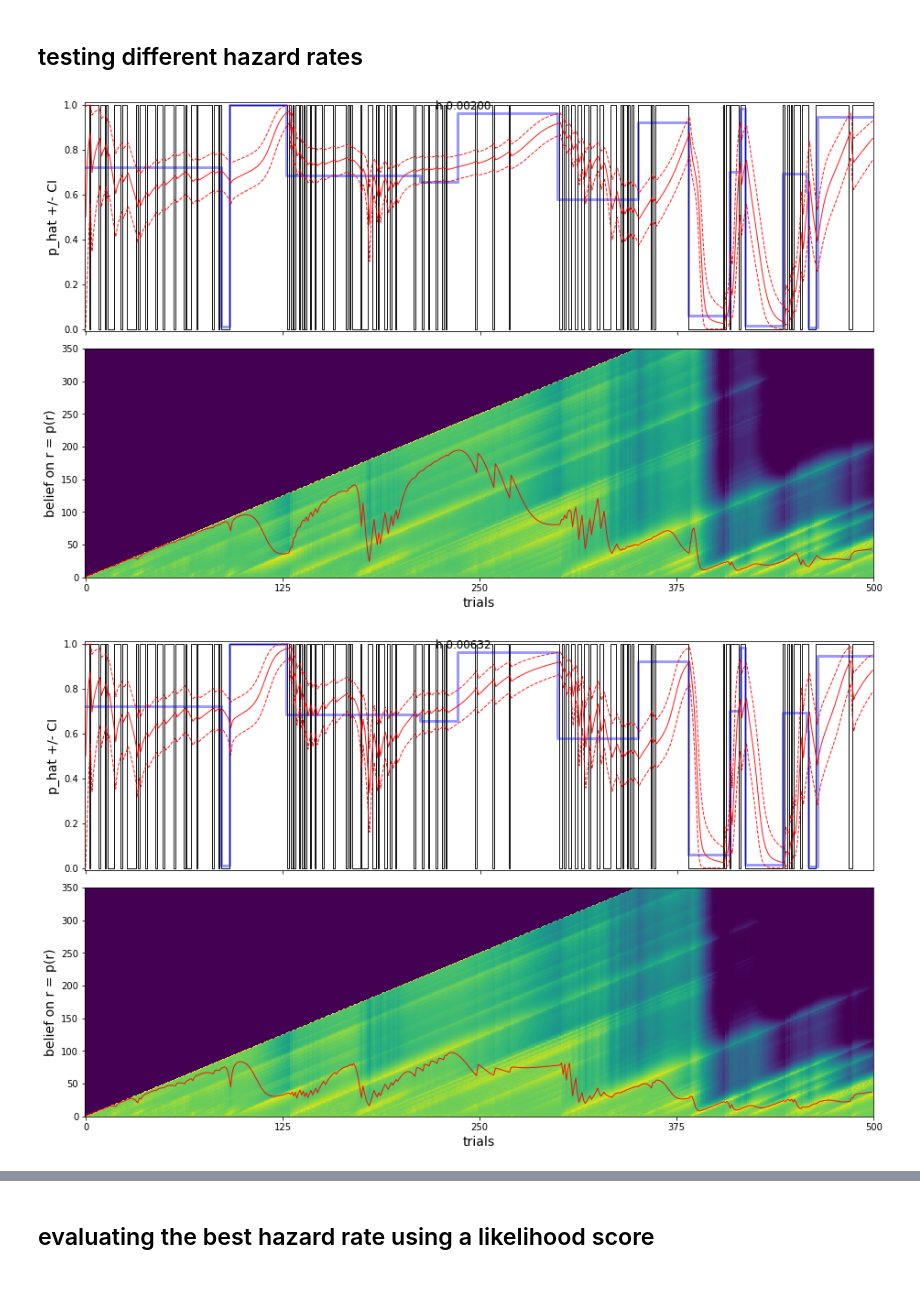
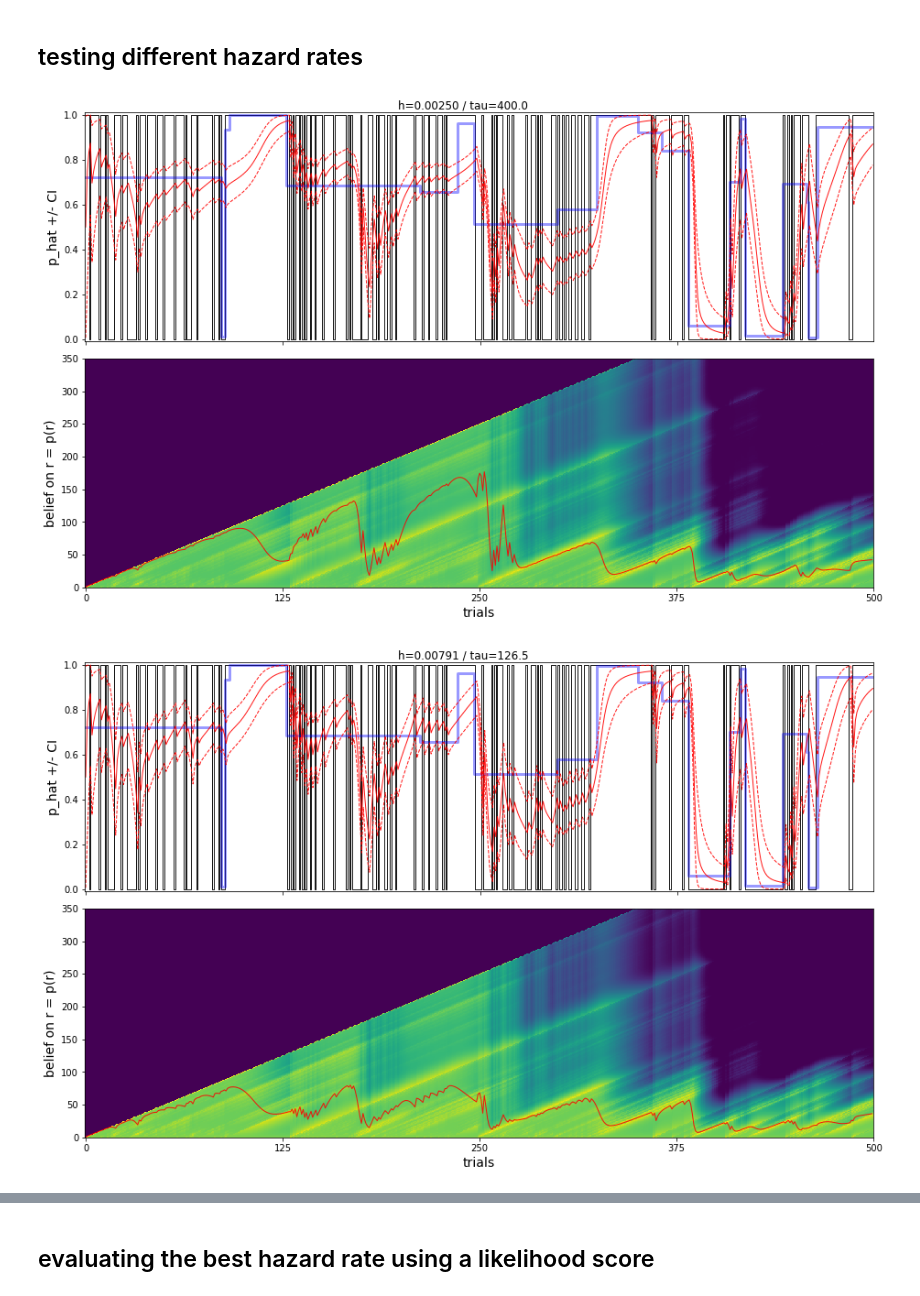
Before and after one commit to laurentperrinet/bayesianchangepoint, a Jupyter notebook: notebooks/C_test_hazardrate.ipynb, the cells around one changed output, grey strips where cells are left out. Drawn from its saved outputs; the diff is of its cells as text; code cells hidden in the pictures.

```diff
--- a/notebooks/C_test_hazardrate.ipynb
+++ b/notebooks/C_test_hazardrate.ipynb
@@ -19,7 +19,7 @@ N_trials = 500
 max_run_length = 350
 Jeffreys = False
 Jeffreys = True
-tau = N_trials/10.
+tau = 40 # N_trials/10.
 h = 1./tau
 (trials, p) = bcp.switching_binomial_motion(N_trials=N_trials, N_blocks=N_blocks, tau=tau, seed=seed, Jeffreys=Jeffreys)
 
@@ -31,7 +31,7 @@ p0, r0 =  0.5 1.0
 # %% [markdown]
 ## performing inference: application to synthetic data
 # %%
-mode = 'expectation'
+mode = 'mean'
 # %%
 for i_block in range(N_blocks):
     print('i_block=', i_block)
@@ -51,11 +51,11 @@ i_block= 2
 # %%
 hs = h*np.logspace(-1., 1., 5)
 for h_ in hs:
     o = p[:, i_block, 0]
     p_bar, r, beliefs = bcp.inference(o, h=h_, p0=p0, r0=r0)
     fig, axs = bcp.plot_inference(o, p[:, i_block, 1], p_bar, r, beliefs, mode=mode, max_run_length=max_run_length)
-    fig.suptitle('h %.5f' % h_)
+    fig.suptitle('h=%.5f' % h_ + ' / tau=%.1f' % (1/h_), y=1)
     plt.show()
 # %% [output]
-[figure, old version]
+[figure, new version]
-[figure, old version]
+[figure, new version]
```
Also changed, not shown: parts of 11 cells of this notebook, 3 other files.
